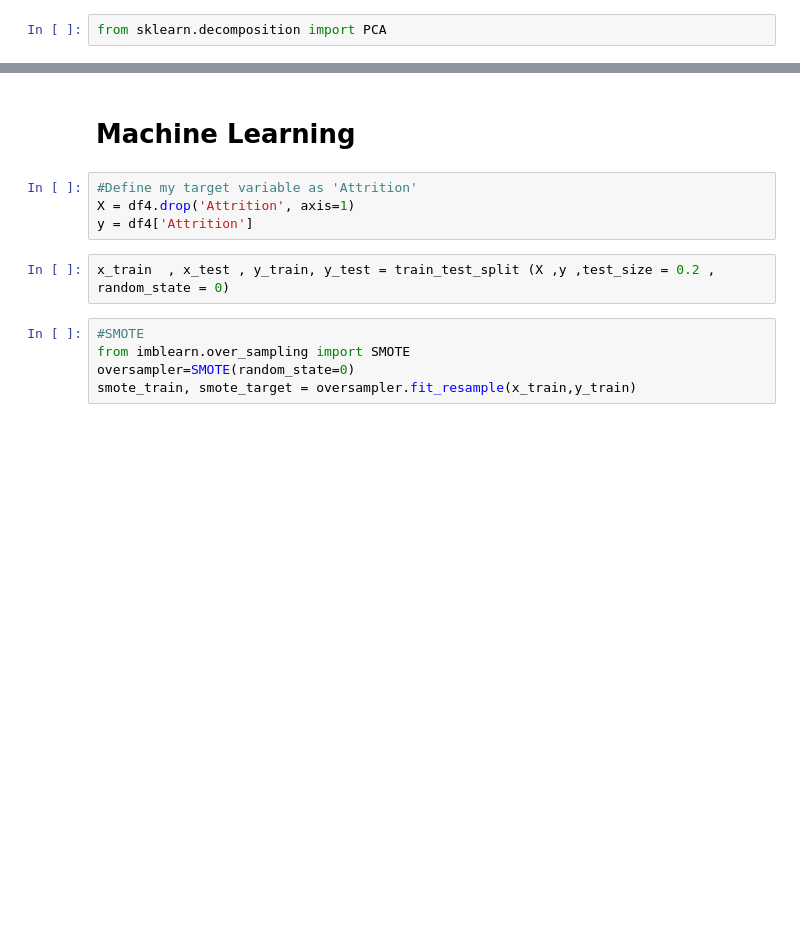
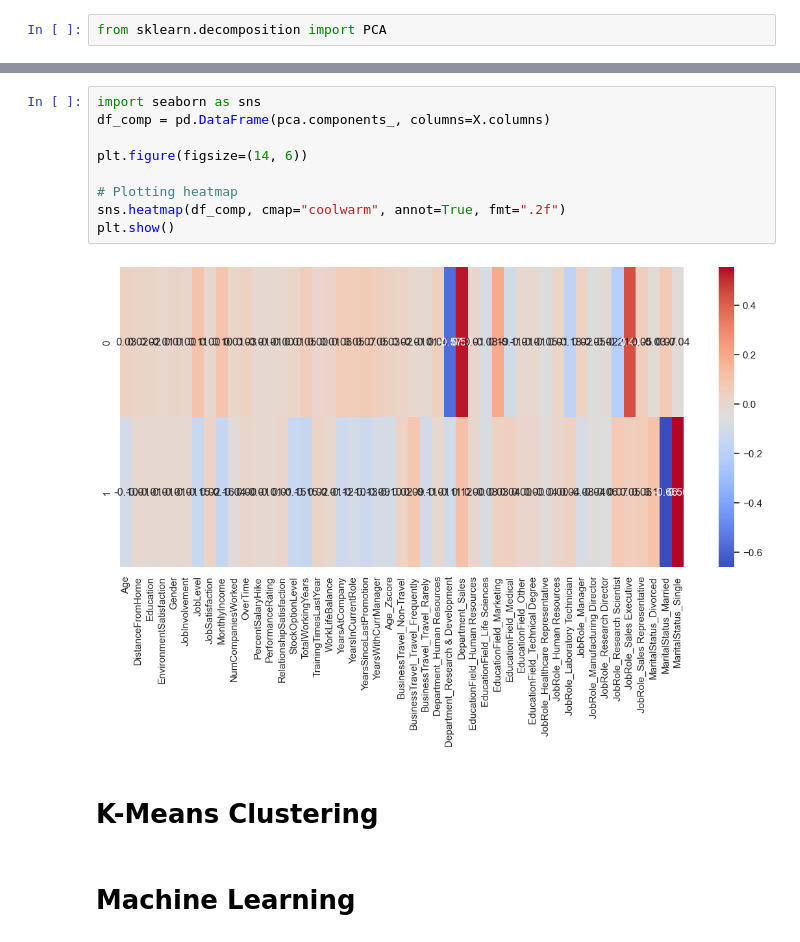
Before and after one commit to CiaraB123/Integrated-CA2, a Jupyter notebook: DF3_LDA_PCA.ipynb, the cells around one changed output, grey strips where cells are left out. Drawn from its saved outputs; the diff is of its cells as text; blank space fills up the shorter version.

```diff
--- a/DF3_LDA_PCA.ipynb
+++ b/DF3_LDA_PCA.ipynb
@@ -292,13 +305,15 @@ print(confusion_matrix(Y_validation, predictions))
+# %%
+import seaborn as sns
+df_comp = pd.DataFrame(pca.components_, columns=X.columns)
+
+plt.figure(figsize=(14, 6))
+
+# Plotting heatmap
+sns.heatmap(df_comp, cmap="coolwarm", annot=True, fmt=".2f")
+plt.show()
+# %% [output]
+[figure, added]
+# %% [markdown]
+# K-Means Clustering
 # %% [markdown]
 # Machine Learning
-# %%
-#Define my target variable as 'Attrition'
-X = df4.drop('Attrition', axis=1)
-y = df4['Attrition']
-# %%
-x_train  , x_test , y_train, y_test = train_test_split (X ,y ,test_size = 0.2 , random_state = 0)
-# %%
-#SMOTE
-from imblearn.over_sampling import SMOTE
-oversampler=SMOTE(random_state=0)
-smote_train, smote_target = oversampler.fit_resample(x_train,y_train)
```
Also changed, not shown: parts of 62 cells of this notebook, 1 other file.
